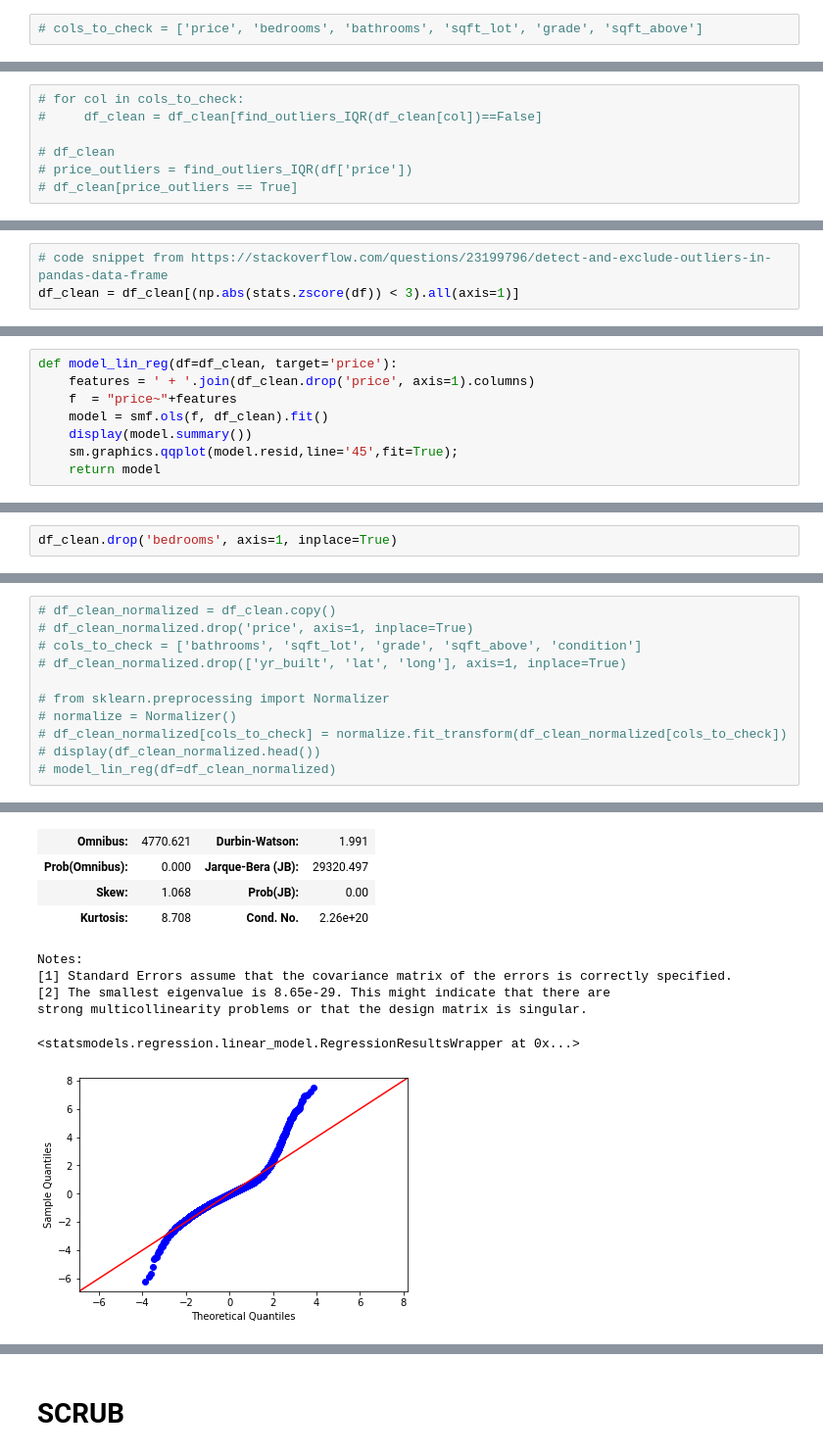
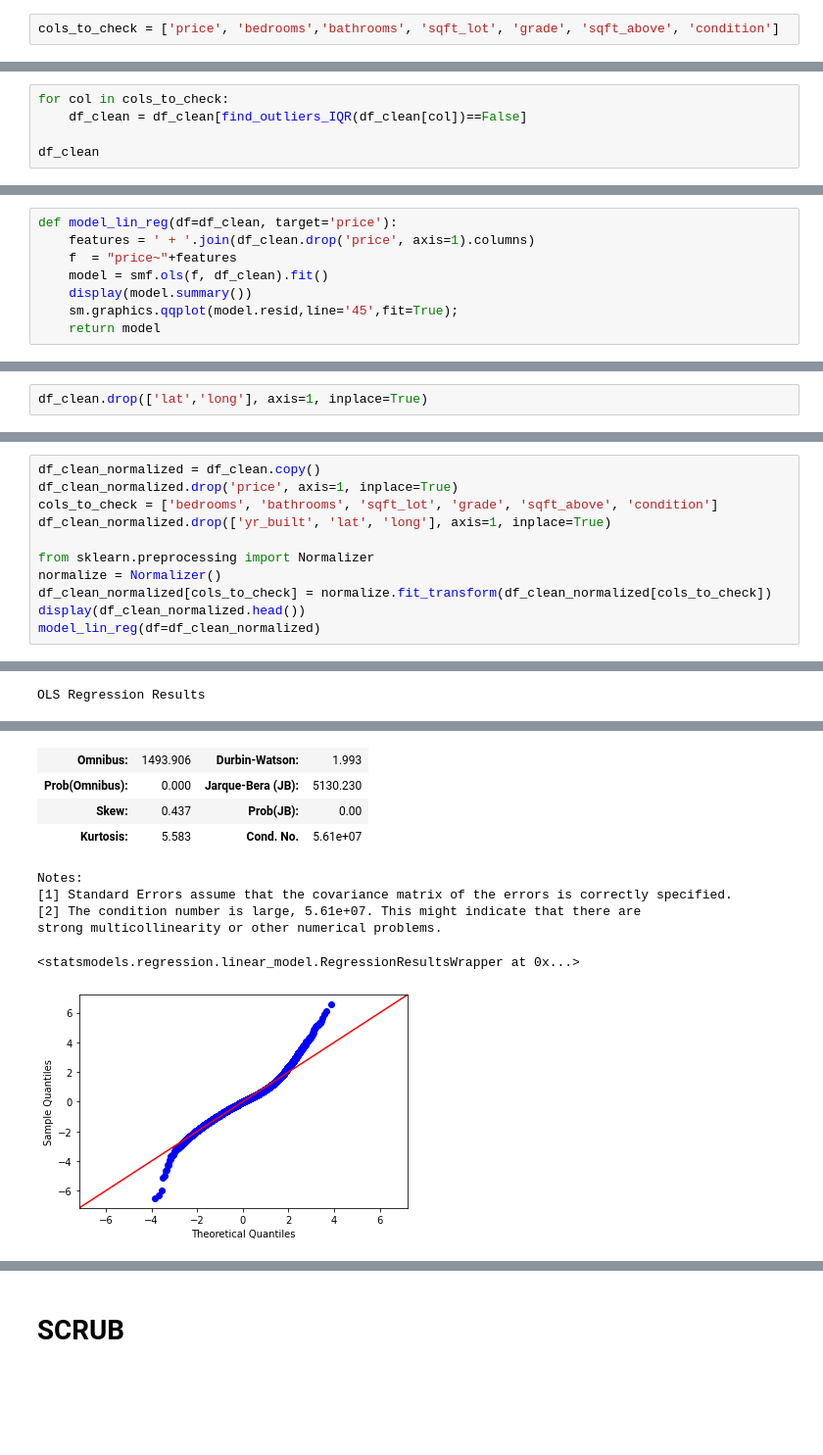
Before and after one commit to ebtezcan/dsc-phase-2-project, a Jupyter notebook: index_OSEMN_plus_mvp.ipynb, the cells around one changed output, grey strips where cells are left out. Shown at 98% size. Saved outputs shown, nothing was run; the diff lists cells and outputs as text; blank space fills up the shorter version.

```diff
--- a/index_OSEMN_plus_mvp.ipynb
+++ b/index_OSEMN_plus_mvp.ipynb
@@ -817,2 +823,2 @@ sm.graphics.qqplot(model.resid,line='45',fit=True);
 # %%
-# cols_to_check = ['price', 'bedrooms', 'bathrooms', 'sqft_lot', 'grade', 'sqft_above']
+cols_to_check = ['price', 'bedrooms','bathrooms', 'sqft_lot', 'grade', 'sqft_above', 'condition']
@@ -823,7 +825,5 @@ sm.graphics.qqplot(model.resid,line='45',fit=True);
 # %%
-# for col in cols_to_check:
-#     df_clean = df_clean[find_outliers_IQR(df_clean[col])==False]
+for col in cols_to_check:
+    df_clean = df_clean[find_outliers_IQR(df_clean[col])==False]
 
-# df_clean
-# price_outliers = find_outliers_IQR(df['price'])
-# df_clean[price_outliers == True]
+df_clean
@@ -830,3 +843,0 @@ sm.graphics.qqplot(model.resid,line='45',fit=True);
-# %%
-# code snippet from https://stackoverflow.com/questions/23199796/detect-and-exclude-outliers-in-pandas-data-frame
-df_clean = df_clean[(np.abs(stats.zscore(df)) < 3).all(axis=1)]
@@ -905,3 +907,3 @@ zipcode_98198    0.135958
 dtype: float64
 # %%
-df_clean.drop('bedrooms', axis=1, inplace=True)
+df_clean.drop(['lat','long'], axis=1, inplace=True)
@@ -969,12 +971,12 @@ sns.scatterplot(x=df_clean['price'], y=model.resid)
 # %%
-# df_clean_normalized = df_clean.copy()
-# df_clean_normalized.drop('price', axis=1, inplace=True)
-# cols_to_check = ['bathrooms', 'sqft_lot', 'grade', 'sqft_above', 'condition']
-# df_clean_normalized.drop(['yr_built', 'lat', 'long'], axis=1, inplace=True)
+df_clean_normalized = df_clean.copy()
+df_clean_normalized.drop('price', axis=1, inplace=True)
+cols_to_check = ['bedrooms', 'bathrooms', 'sqft_lot', 'grade', 'sqft_above', 'condition']
+df_clean_normalized.drop(['yr_built', 'lat', 'long'], axis=1, inplace=True)
 
-# from sklearn.preprocessing import Normalizer
-# normalize = Normalizer()
-# df_clean_normalized[cols_to_check] = normalize.fit_transform(df_clean_normalized[cols_to_check])
-# display(df_clean_normalized.head())
-# model_lin_reg(df=df_clean_normalized)
+from sklearn.preprocessing import Normalizer
+normalize = Normalizer()
+df_clean_normalized[cols_to_check] = normalize.fit_transform(df_clean_normalized[cols_to_check])
+display(df_clean_normalized.head())
+model_lin_reg(df=df_clean_normalized)
 # %% [output]
@@ -987,0 +990 @@ OLS Regression Results
+OLS Regression Results
@@ -1013,11 +1016,11 @@ OLS Regression Results
-| Omnibus: | 4770.621 | Durbin-Watson: | 1.991 |
-| Prob(Omnibus): | 0.000 | Jarque-Bera (JB): | 29320.497 |
-| Skew: | 1.068 | Prob(JB): | 0.00 |
-| Kurtosis: | 8.708 | Cond. No. | 2.26e+20 |
+| Omnibus: | 1493.906 | Durbin-Watson: | 1.993 |
+| Prob(Omnibus): | 0.000 | Jarque-Bera (JB): | 5130.230 |
+| Skew: | 0.437 | Prob(JB): | 0.00 |
+| Kurtosis: | 5.583 | Cond. No. | 5.61e+07 |
-Notes:
-[1] Standard Errors assume that the covariance matrix of the errors is correctly specified.
-[2] The smallest eigenvalue is 8.65e-29. This might indicate that there are
-strong multicollinearity problems or that the design matrix is singular.
-<statsmodels.regression.linear_model.RegressionResultsWrapper at 0x...>
+Notes:
+[1] Standard Errors assume that the covariance matrix of the errors is correctly specified.
+[2] The condition number is large, 5.61e+07. This might indicate that there are
+strong multicollinearity or other numerical problems.
+<statsmodels.regression.linear_model.RegressionResultsWrapper at 0x...>
-[figure, old version]
+[figure, new version]
 # %%
```
Also changed, not shown: parts of 25 cells of this notebook.
